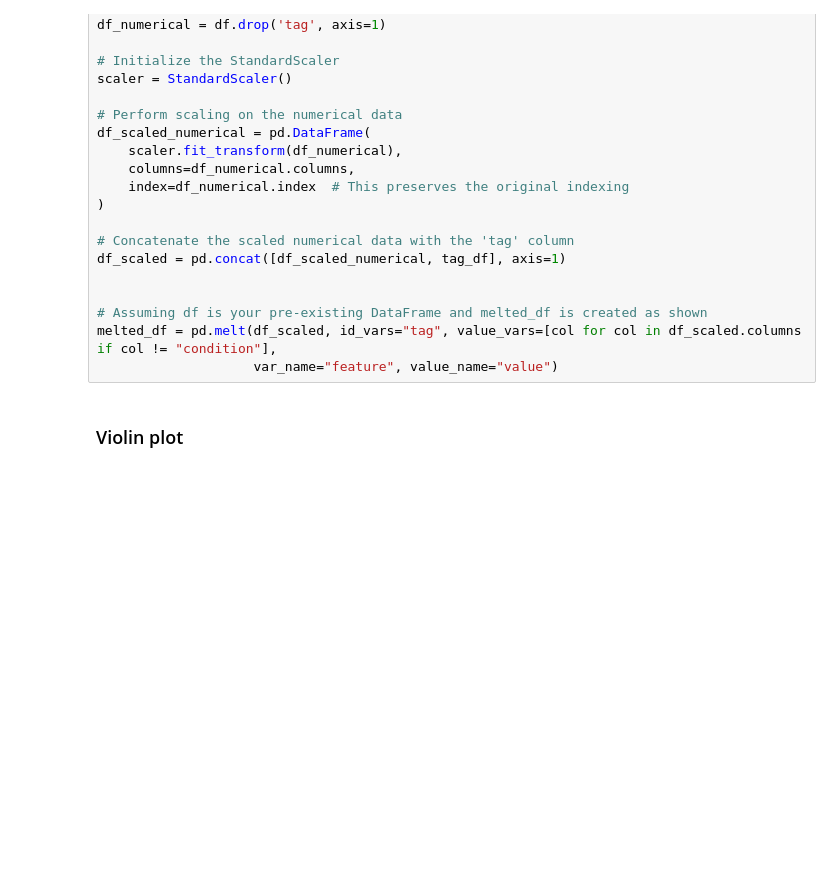
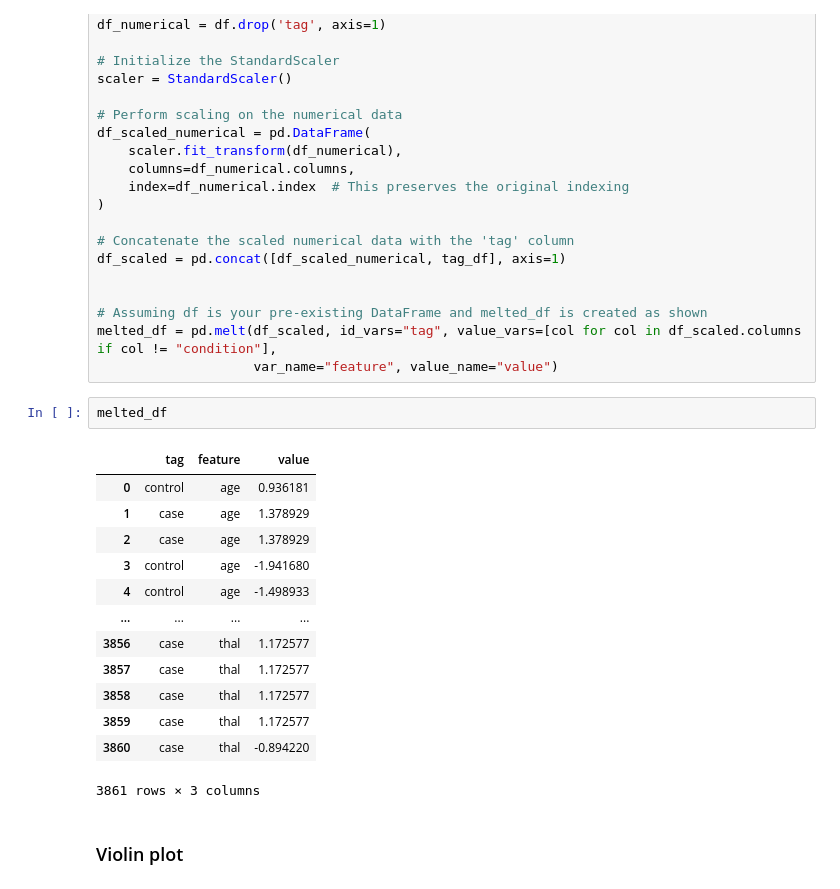
Before and after one commit to kostaslazaros/joist_seminar_2024, a Jupyter notebook: Part_02.1_clinical_data_plots.ipynb, the cells around one changed output. Saved outputs shown, nothing was run; the diff lists cells and outputs as text; blank space fills up the shorter version.

```diff
--- a/Part_02.1_clinical_data_plots.ipynb
+++ b/Part_02.1_clinical_data_plots.ipynb
@@ -100,6 +100,22 @@ df_scaled = pd.concat([df_scaled_numerical, tag_df], axis=1)
 # Assuming df is your pre-existing DataFrame and melted_df is created as shown
 melted_df = pd.melt(df_scaled, id_vars="tag", value_vars=[col for col in df_scaled.columns if col != "condition"],
                     var_name="feature", value_name="value")
+# %%
+melted_df
+# %% [output]
+|  | tag | feature | value |
+| 0 | control | age | 0.936181 |
+| 1 | case | age | 1.378929 |
+| 2 | case | age | 1.378929 |
+| 3 | control | age | -1.941680 |
+| 4 | control | age | -1.498933 |
+| ... | ... | ... | ... |
+| 3856 | case | thal | 1.172577 |
+| 3857 | case | thal | 1.172577 |
+| 3858 | case | thal | 1.172577 |
+| 3859 | case | thal | 1.172577 |
+| 3860 | case | thal | -0.894220 |
+3861 rows × 3 columns
 # %% [markdown]
 ### Violin plot
 # %%
```
Also changed, not shown: parts of 1 cell of this notebook, 8 other files.
